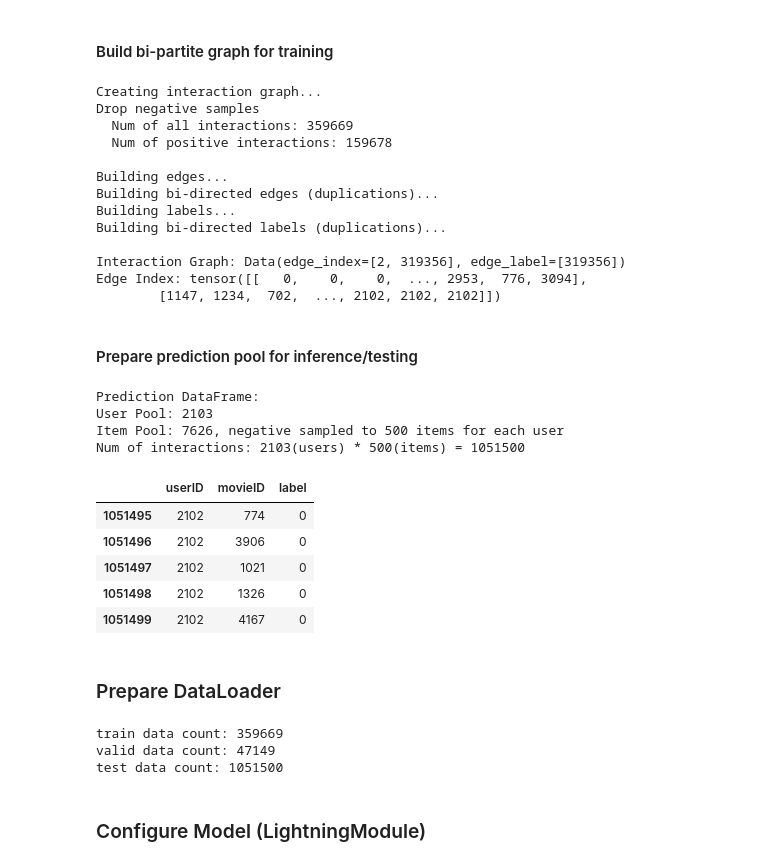
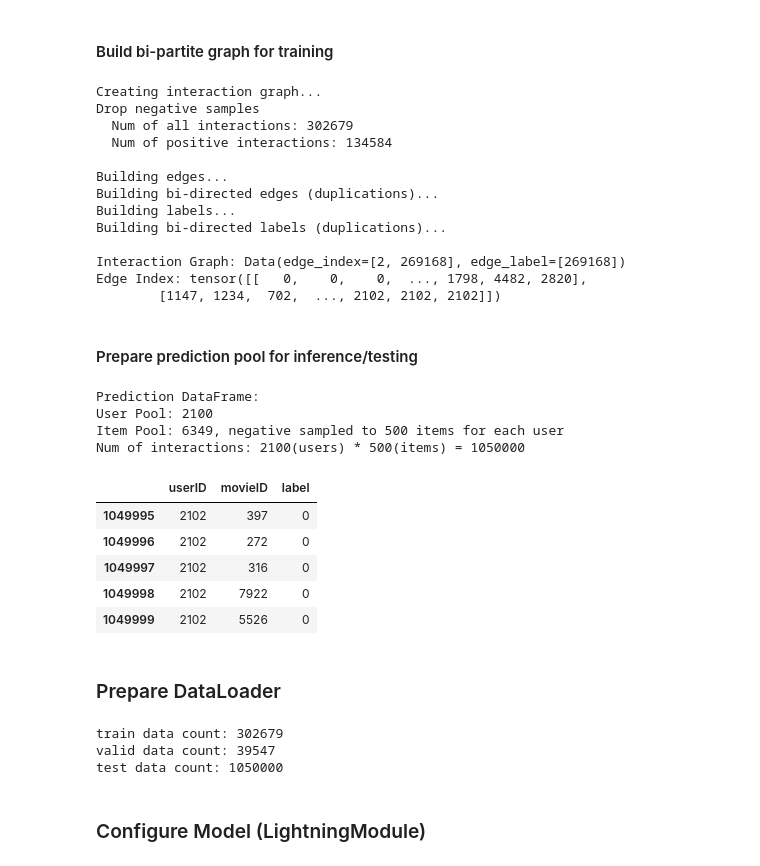
Before and after one commit to jeffery5bai/DPRecSys, a Jupyter notebook: basic/basic_exp.ipynb, the cells around one changed output. Saved outputs shown, nothing was run; the diff lists cells and outputs as text; code cells hidden in the pictures.

```diff
--- a/basic/basic_exp.ipynb
+++ b/basic/basic_exp.ipynb
@@ -74,7 +74,7 @@ Num of distinct items: 9519
 # %% [markdown]
 ### Join Side Information
 # %%
-feature_engineer.join_item_features(
-    df=interaction_df
+interaction_df = data_preprocessor.join_item_features(
+    df=interaction_df, actor_k=5,
 )
 # %% [output]
@@ -127,0 +132,10 @@ Name: proportion, dtype: float64
+# %%
+print("Train: fit_transform")
+encoded_train_df = feature_engineer.fit_transform(train_df)
+print("---"*10)
+print("Valid: transform")
+encoded_valid_df = feature_engineer.transform(valid_df)
+print("---"*10)
+print("Test: transform")
+encoded_test_df = feature_engineer.transform(test_df)
+print("---"*10)
@@ -131,41 +165,41 @@ Name: proportion, dtype: float64
 #### Build bi-partite graph for training
 # %%
 # NOTE: At training, we use interaction graph from train_df for train and validation
-train_graph = experiment_data_preprocessor.create_interaction_graph(train_df)
+train_graph = experiment_data_preprocessor.create_interaction_graph(encoded_train_df)
 
 # NOTE: At inference, we can use graph of (train_df + valid_df)
 # train_valid_graph = utils.create_interaction_graph(pd.concat([train_df, valid_df], axis=0))
 # %% [output]
 Creating interaction graph...
 Drop negative samples
-  Num of all interactions: 359669
-  Num of positive interactions: 159678
+  Num of all interactions: 302679
+  Num of positive interactions: 134584
 
 Building edges...
 Building bi-directed edges (duplications)...
 Building labels...
 Building bi-directed labels (duplications)...
 
-Interaction Graph: Data(edge_index=[2, 319356], edge_label=[319356])
-Edge Index: tensor([[   0,    0,    0,  ..., 2953,  776, 3094],
+Interaction Graph: Data(edge_index=[2, 269168], edge_label=[269168])
+Edge Index: tensor([[   0,    0,    0,  ..., 1798, 4482, 2820],
         [1147, 1234,  702,  ..., 2102, 2102, 2102]])
 # %% [markdown]
 #### Prepare prediction pool for inference/testing
 # %%
 # NOTE: Prepare prediction pool to evaluate the model
-prediction_pool_df = experiment_data_preprocessor.prepare_prediction_df(test_df, K=500)
+prediction_pool_df = experiment_data_preprocessor.prepare_prediction_df(encoded_test_df, K=500)
 prediction_pool_df.tail()
 # %% [output]
 Prediction DataFrame:
-User Pool: 2103
-Item Pool: 7626, negative sampled to 500 items for each user
-Num of interactions: 2103(users) * 500(items) = 1051500
+User Pool: 2100
+Item Pool: 6349, negative sampled to 500 items for each user
+Num of interactions: 2100(users) * 500(items) = 1050000
 |  | userID | movieID | label |
-| 1051495 | 2102 | 774 | 0 |
-| 1051496 | 2102 | 3906 | 0 |
-| 1051497 | 2102 | 1021 | 0 |
-| 1051498 | 2102 | 1326 | 0 |
-| 1051499 | 2102 | 4167 | 0 |
+| 1049995 | 2102 | 397 | 0 |
+| 1049996 | 2102 | 272 | 0 |
+| 1049997 | 2102 | 316 | 0 |
+| 1049998 | 2102 | 7922 | 0 |
+| 1049999 | 2102 | 5526 | 0 |
 # %% [markdown]
 ### Prepare DataLoader
 # %%
@@ -184,9 +218,9 @@ train_loader = DataLoader(train_dataset, batch_size=BATCH_SIZE, shuffle=True)
 valid_loader = DataLoader(valid_dataset, batch_size=BATCH_SIZE)
 test_loader = DataLoader(test_dataset, batch_size=BATCH_SIZE)
 # %% [output]
-train data count: 359669
-valid data count: 47149
-test data count: 1051500
+train data count: 302679
+valid data count: 39547
+test data count: 1050000
 # %% [markdown]
 ### Configure Model (LightningModule)
 # %%
```
Also changed, not shown: parts of 6 cells of this notebook, 3 other files.
